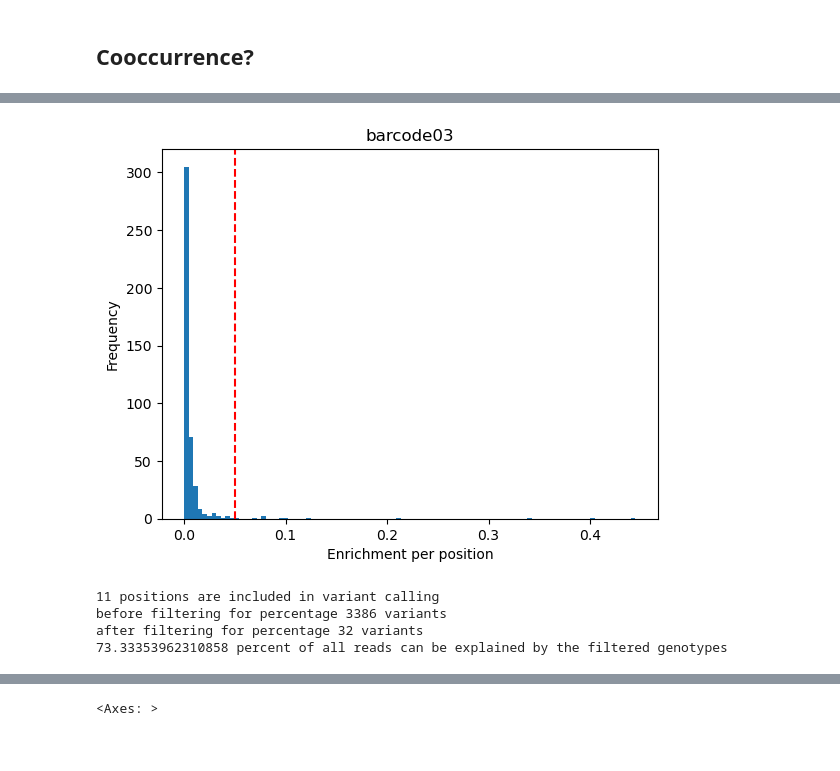
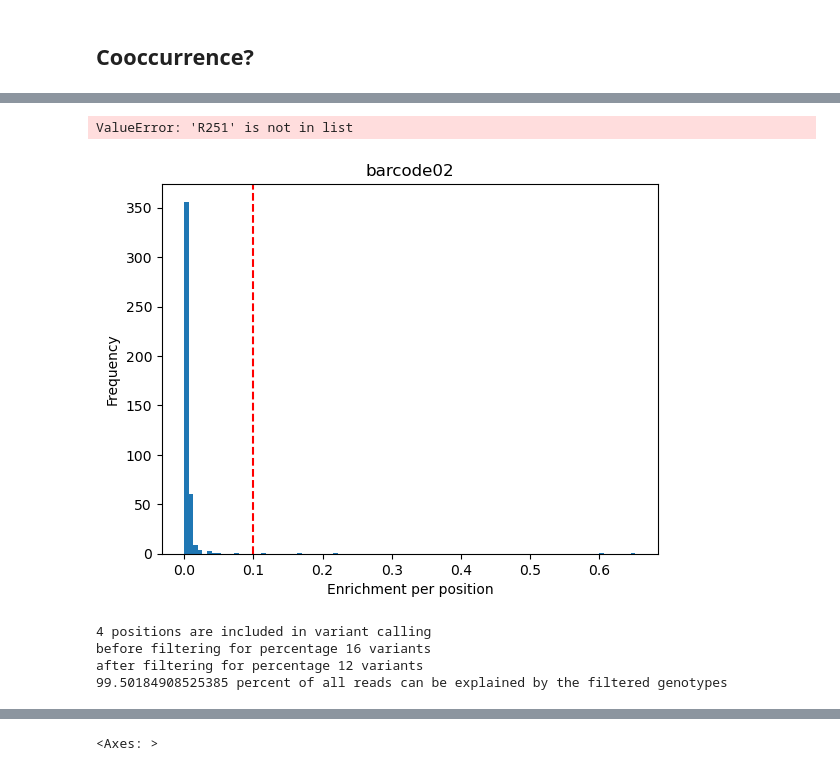
Before and after one commit to AliceHovsepyan/pogo_pance_draft, a Jupyter notebook: Nanopore_analysis.ipynb, the cells around one changed output, grey strips where cells are left out. Drawn from its saved outputs; the diff is of its cells as text; code cells hidden in the pictures.

```diff
--- a/Nanopore_analysis.ipynb
+++ b/Nanopore_analysis.ipynb
@@ -437,5 +441,5 @@ annots_WT = ['M0', 'S1', 'A2', 'E3', 'A4', 'Q5', 'N6', 'D7', 'P8', 'L9', 'L10',
 # %%
-barcode = "barcode03"
+barcode = "barcode02"
 quality = 20
 ref = ref_R2 if barcode in ["barcode01", "barcode02", "barcode03", "barcode04", "barcode05"] else ref_R5 #ref_WT
 annots = annots_R2 if barcode in ["barcode01", "barcode02", "barcode03", "barcode04", "barcode05"] else annots_R5 # annots_WT
@@ -537,27 +537,30 @@ observed_muts_R5_names = ['E2', 'E3', 'R89', 'H93', 'F98', 'S131', 'E144', 'R146
 muts_prior = ["E3", "R146", "A152", "R251"]
 
 observed_muts_idx = [annots.index(i) for i in muts_prior]#[annots.index(i) for i in observed_muts_R2_names]
+# %% [output]
+ValueError: 'R251' is not in list
 # %%
 araclov2_enr = pd.read_csv(f"/home/student/anna/DMS_analysis/output/Nanopore/{barcode}/highly_accurate_basecalling/filtered_Q{quality}_maxminlen/enrichment_relative_roi_{data_type}.csv", index_col = 0)
 total_enrichment = araclov2_enr.iloc[:-1,:].sum()
 # %%
 plt.hist(total_enrichment, bins = 100)
 #plt.xlim(0, 0.1)
-plt.axvline(0.05, color = "red", linestyle = "--")
+plt.axvline(0.1, color = "red", linestyle = "--")
 
 plt.xlabel("Enrichment per position")
 plt.ylabel("Frequency")
 plt.title(barcode)
 plt.savefig(f"/home/student/anna/DMS_analysis/output/Nanopore/{barcode}/highly_accurate_basecalling/filtered_Q{quality}_maxminlen/total_enrichment_hist.pdf", bbox_inches = "tight")
 plt.show()
 # %% [output]
-[figure, old version]
+[figure, new version]
 # %%
 #pos = set([idx for idx, mut_rate in enumerate(total_enrichment) if mut_rate > 0.1] + observed_muts_idx)
-pos =[idx for idx, mut_rate in enumerate(total_enrichment)if mut_rate > 0.05] #+ observed_muts_idx
+pos =[idx for idx, mut_rate in enumerate(total_enrichment)if mut_rate > 0.1] #+ observed_muts_idx
+pos=[pos for pos in pos if pos !=38]
 pos = list(sorted(set(pos)))
 print(len(pos), "positions are included in variant calling")
-genotypes = get_genotype_dict_from_AAseqs(all_aas, ref_aa, annots, combined=True, not_masked_positions=pos)
+genotypes = get_genotype_dict_from_AAseqs(all_aas, ref_aa, annots, combined=False, not_masked_positions=pos)
 
 
 ## sort genotypes after size
@@ -570,7 +573,7 @@ genotypes_sorted = {k: v for k, v in genotypes_sorted.items() if v > 0.5}
 print("after filtering for percentage",len( genotypes_sorted), "variants")
 print(sum(genotypes_sorted.values()), "percent of all reads can be explained by the filtered genotypes")
 # %% [output]
-11 positions are included in variant calling
-before filtering for percentage 3386 variants
-after filtering for percentage 32 variants
-73.33353962310858 percent of all reads can be explained by the filtered genotypes
+4 positions are included in variant calling
+before filtering for percentage 16 variants
+after filtering for percentage 12 variants
+99.50184908525385 percent of all reads can be explained by the filtered genotypes
```
Also changed, not shown: parts of 17 cells of this notebook, 1 other file.
